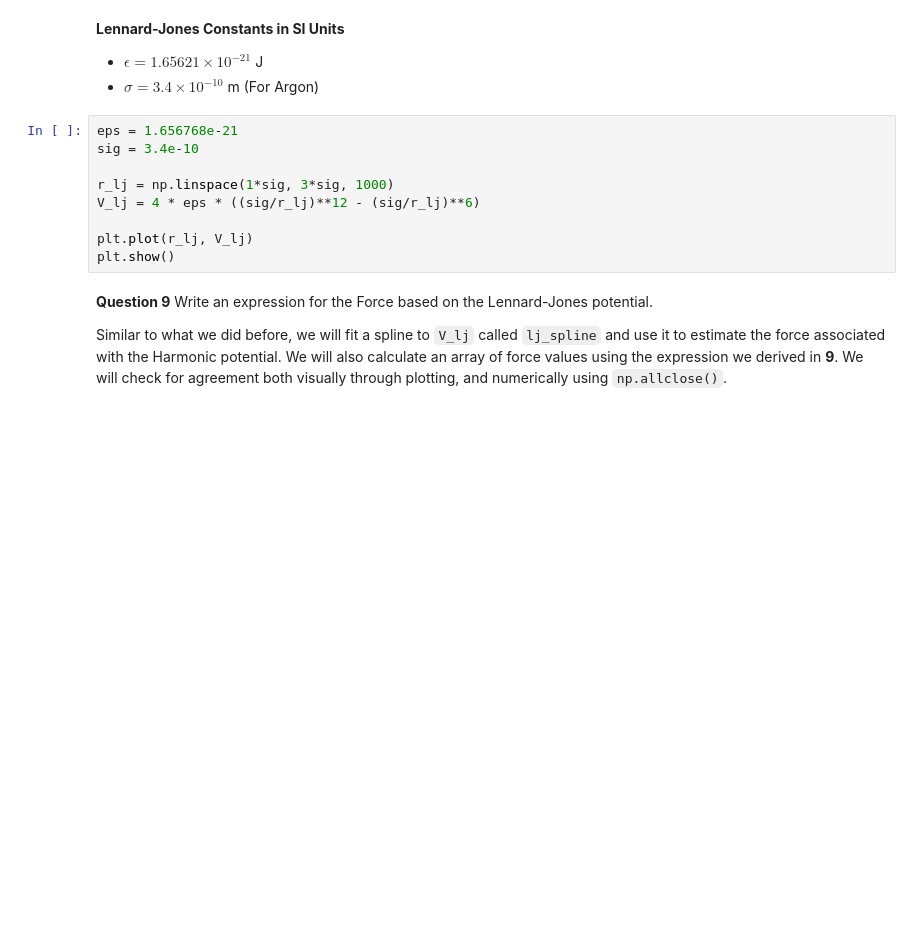
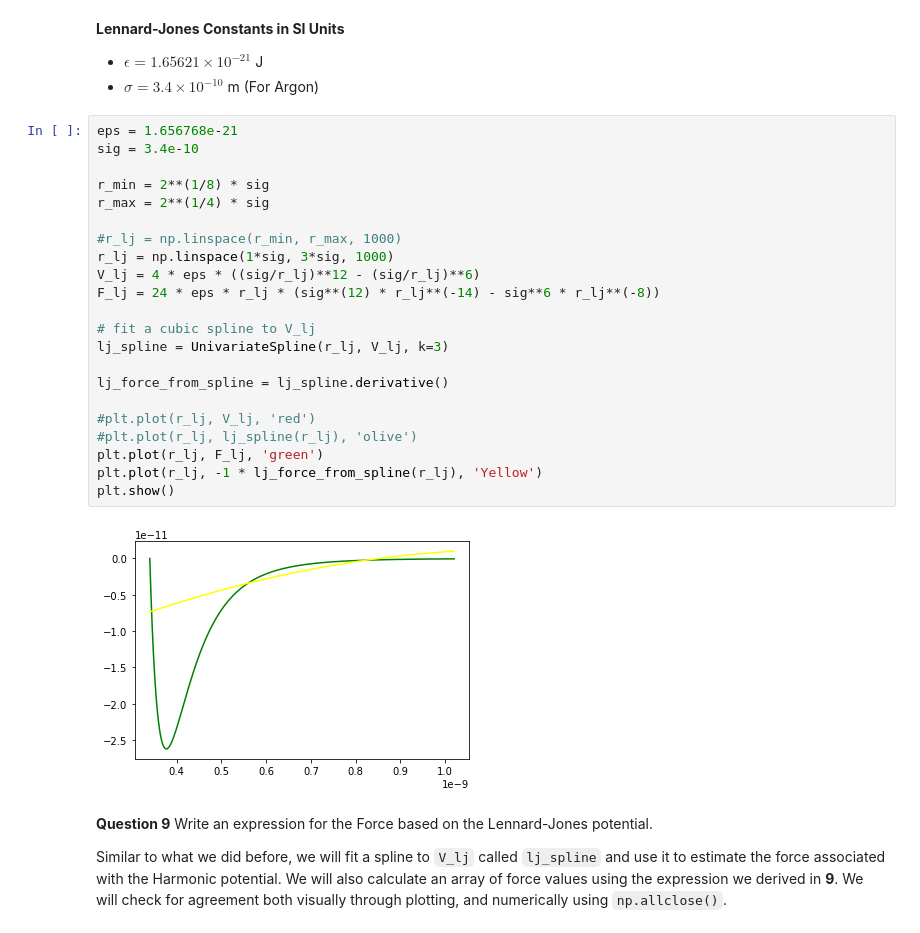
Before and after one commit to FoleyLab/Chem_3150, a Jupyter notebook: Nick_Puglisi/3150 Lab 1 - Pair Potentials.ipynb, the cells around one changed output. Drawn from its saved outputs; the diff is of its cells as text; blank space fills up the shorter version.

```diff
--- a/3150 Lab 1 - Pair Potentials.ipynb
+++ b/Nick_Puglisi/3150 Lab 1 - Pair Potentials.ipynb
@@ -170,12 +183,27 @@ Similar to what we did before, we will fit a spline to `V_harmonic` called `harm
 # %%
 eps = 1.656768e-21
 sig = 3.4e-10
 
+r_min = 2**(1/8) * sig
+r_max = 2**(1/4) * sig
+
+#r_lj = np.linspace(r_min, r_max, 1000)
 r_lj = np.linspace(1*sig, 3*sig, 1000)
 V_lj = 4 * eps * ((sig/r_lj)**12 - (sig/r_lj)**6)
+F_lj = 24 * eps * r_lj * (sig**(12) * r_lj**(-14) - sig**6 * r_lj**(-8))
 
-plt.plot(r_lj, V_lj)
+# fit a cubic spline to V_lj
+lj_spline = UnivariateSpline(r_lj, V_lj, k=3)
+
+lj_force_from_spline = lj_spline.derivative()
+
+#plt.plot(r_lj, V_lj, 'red')
+#plt.plot(r_lj, lj_spline(r_lj), 'olive')
+plt.plot(r_lj, F_lj, 'green')
+plt.plot(r_lj, -1 * lj_force_from_spline(r_lj), 'Yellow')
 plt.show()
+# %% [output]
+[figure, added]
 # %% [markdown]
 **Question 9** Write an expression for the Force based on the Lennard-Jones potential.
 
```
Also changed, not shown: parts of 4 cells of this notebook.
